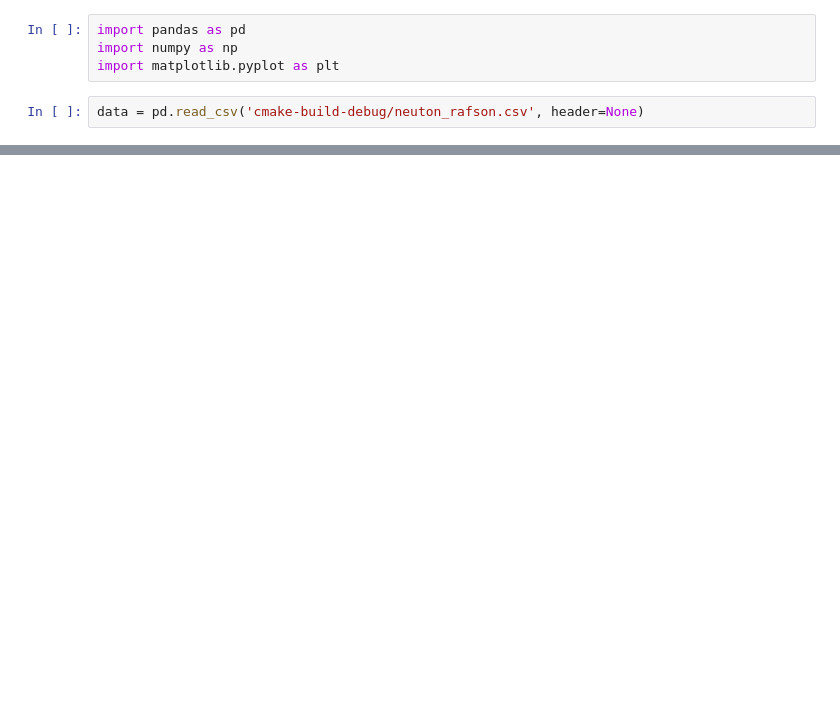
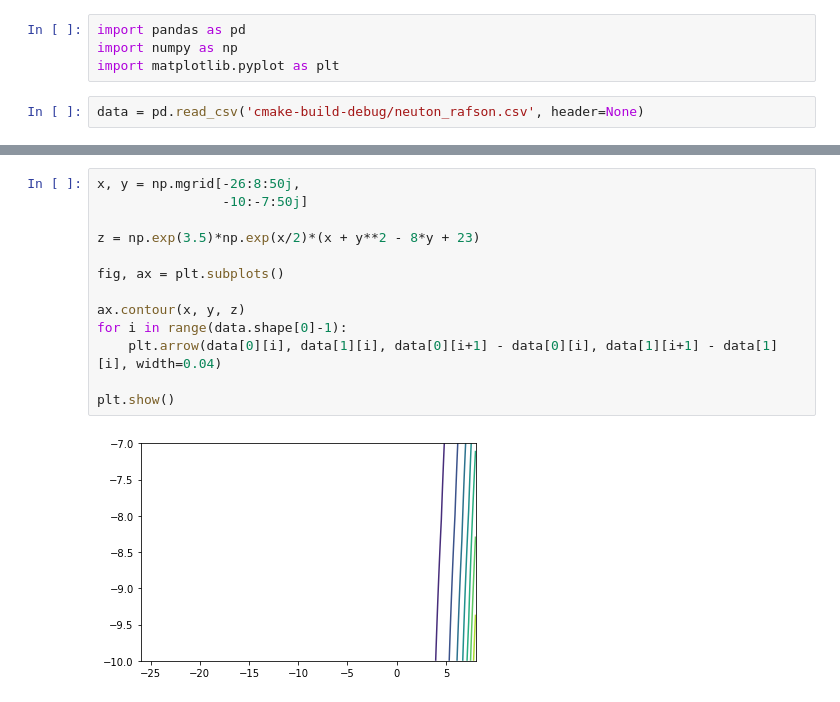
Before and after one commit to FuriTt/Labs_new, a Jupyter notebook: cpp_code/NR-Report.ipynb, the cells around one changed output, grey strips where cells are left out. Saved outputs shown, nothing was run; the diff lists cells and outputs as text; blank space fills up the shorter version.

```diff
--- a/cpp_code/NR-Report.ipynb
+++ b/cpp_code/NR-Report.ipynb
@@ -26,3 +25,18 @@ data
+# %%
+x, y = np.mgrid[-26:8:50j,
+                -10:-7:50j]
+
+z = np.exp(3.5)*np.exp(x/2)*(x + y**2 - 8*y + 23)
+
+fig, ax = plt.subplots()
+
+ax.contour(x, y, z)
+for i in range(data.shape[0]-1):
+    plt.arrow(data[0][i], data[1][i], data[0][i+1] - data[0][i], data[1][i+1] - data[1][i], width=0.04)
+
+plt.show()
+# %% [output]
+[figure, added]
 # %%
 x, y = np.mgrid[-9.5:-8.5:50j,
                 3.5:4.5:50j]
```
Also changed, not shown: parts of 3 cells of this notebook, 44 other files.
